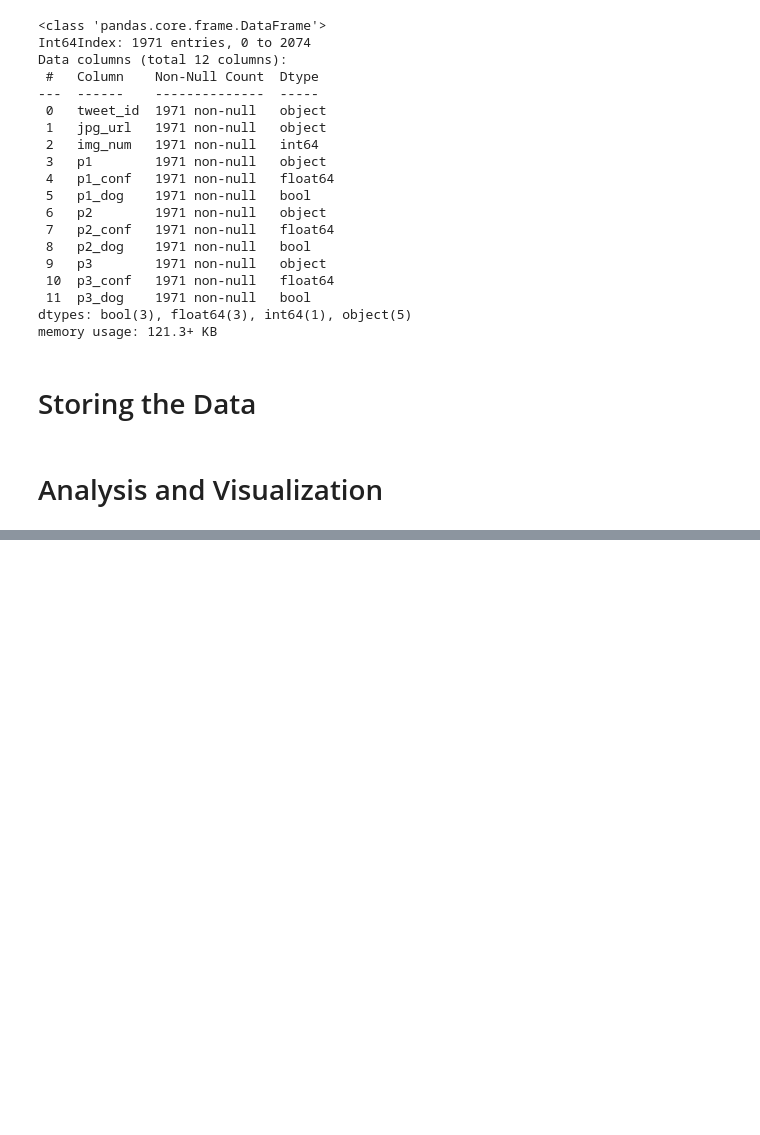
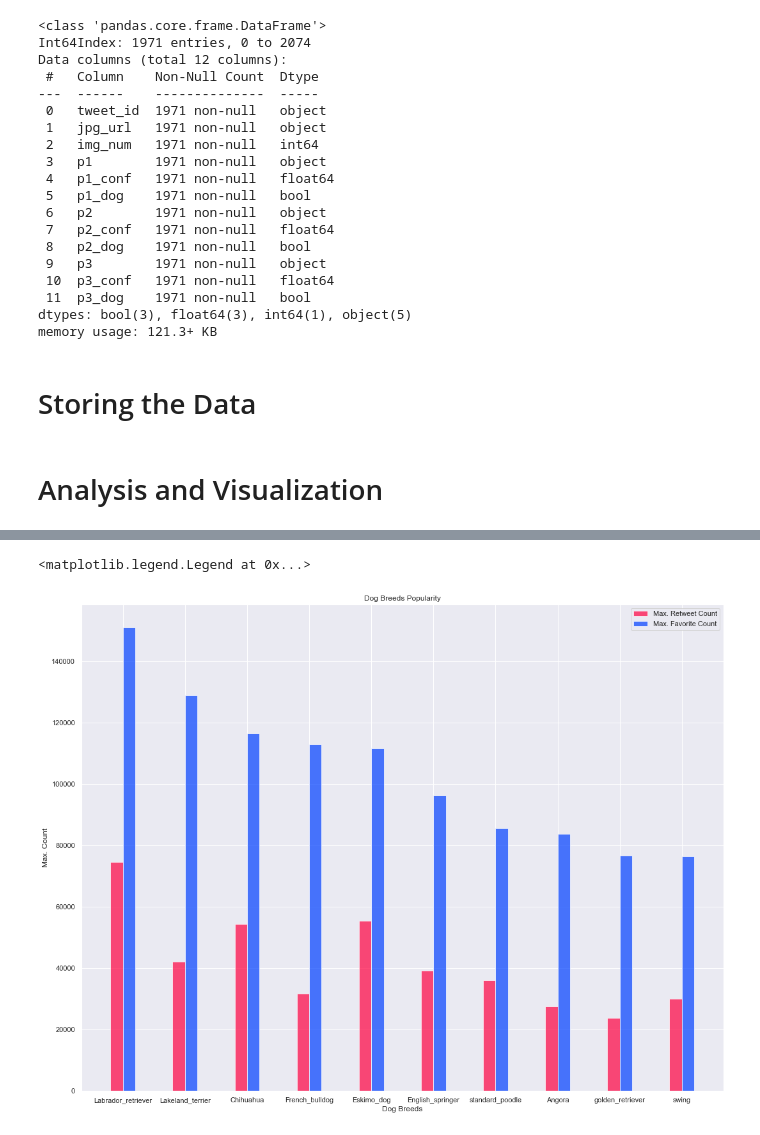
Before and after one commit to SuHamza/DAND-P2-Data-Wrangling, a Jupyter notebook: wrangle_act.ipynb, the cells around one changed output, grey strips where cells are left out. Cells and saved outputs as stored; diff of their text form; code cells hidden in the pictures; blank space fills up the shorter version.

Commit message:
Analysis & Visualizations

```diff
--- a/wrangle_act.ipynb
+++ b/wrangle_act.ipynb
@@ -1335,3 +1335,8 @@ archive_clean.to_csv('twitter_archive_master.csv', header=True)
 img_pred_clean.to_csv('image_predictions_clean.csv', header=True)
 # %% [markdown]
 # Analysis and Visualization
+# %%
+# Merge the 'archive' and 'img_pred' cleaned dataframes
+# To ease Analysis and Visualization
+master_df = pd.merge(archive_clean, img_pred_clean, on = 'tweet_id', how = 'left')
+master_df
@@ -1337,0 +1448,4 @@ img_pred_clean.to_csv('image_predictions_clean.csv', header=True)
+# %%
+# Get the Maximum retweet and favorite count for each predicted dog breed (p1)
+breed_max = master_df.groupby('p1')[['retweet_count', 'favorite_count']].max().sort_values('favorite_count', ascending = False)
+breed_max
@@ -1337,0 +1479,4 @@ img_pred_clean.to_csv('image_predictions_clean.csv', header=True)
+# %%
+# Select the Top 10 Dog Breeds
+breed_pop = breed_max[:10]
+breed_pop
@@ -1337,0 +1496,26 @@ img_pred_clean.to_csv('image_predictions_clean.csv', header=True)
+# %%
+# Plot the maximum 'retweet_count' vs. 'favorite_count' for the Top 10 dog breeds
+sns.set_context(context='notebook')
+sns.set(rc={'figure.figsize':(18,14)})
+# Bar Width
+width = 0.2
+# X Locations for the groups
+ind = np.arange(len(breed_pop))
+
+# plot bars
+retweet_bars = plt.bar(ind, breed_pop['retweet_count'], width, color='#ff0040', alpha=.7, label='Max. Retweet Count')
+fav_bars = plt.bar(ind + width, breed_pop['favorite_count'], width, color='#0040ff', alpha=.7, label='Max. Favorite Count')
+
+# title and labels
+plt.ylabel('Max. Count')
+plt.xlabel('Dog Breeds')
+plt.title('Dog Breeds Popularity')
+locations = ind + width / 2  # xtick locations
+labels = breed_pop.index # xtick labels
+plt.xticks(locations, labels)
+
+# legend
+plt.legend()
+# %% [output]
+<matplotlib.legend.Legend at 0x...>
+[figure, added]
```
Also changed, not shown: parts of 33 cells of this notebook.
